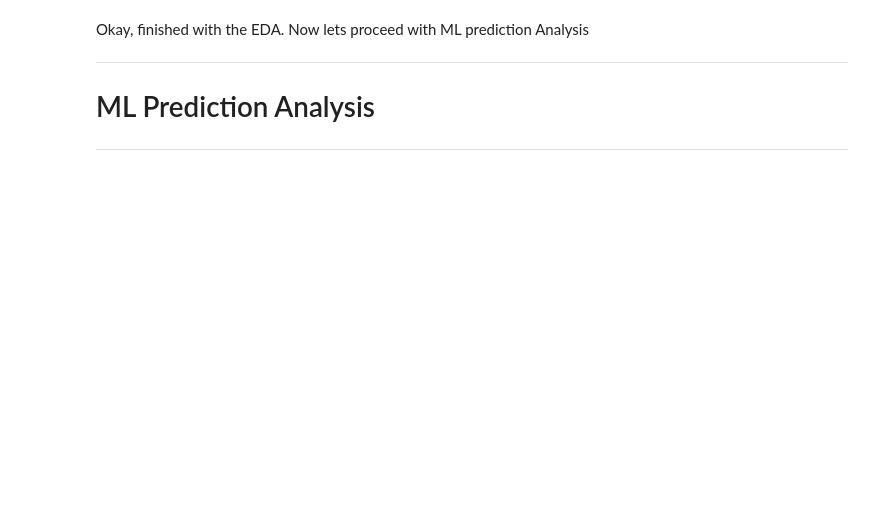
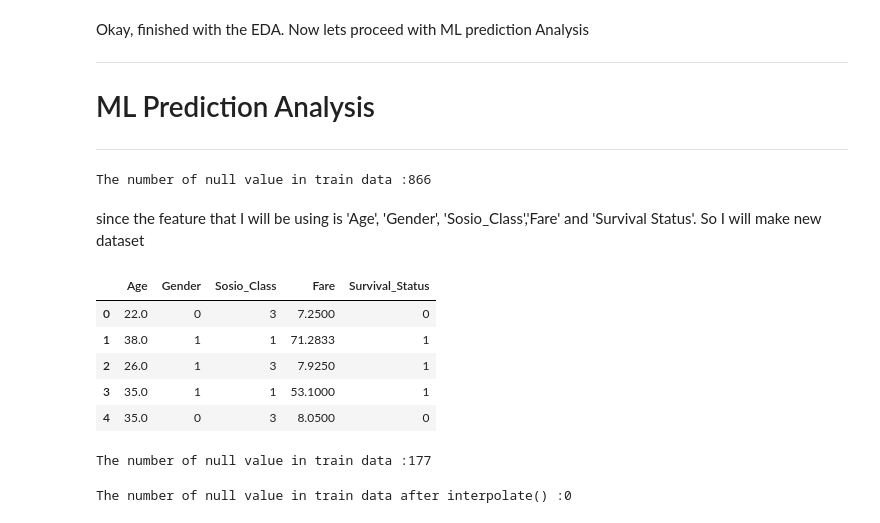
Before and after one commit to AR-Mustakim/replay-ML-basic, a Jupyter notebook: Learn_with_titanic_dataset.ipynb, the cells around one changed output. Cells and saved outputs as stored; diff of their text form; code cells hidden in the pictures; blank space fills up the shorter version.

```diff
--- a/Learn_with_titanic_dataset.ipynb
+++ b/Learn_with_titanic_dataset.ipynb
@@ -227,0 +267,7 @@ Okay, finished with the EDA. Now lets proceed with ML prediction Analysis
+# %%
+# need to do preprocessing again- but first lets check the data demography
+print( f'The number of null value in train data :{ data_train.isnull().sum().sum()}')
+# %% [output]
+The number of null value in train data :866
+# %% [markdown]
+since the feature that I will be using is 'Age', 'Gender', 'Sosio_Class','Fare'  and 'Survival Status'. So I will make new dataset
@@ -227,0 +277,28 @@ Okay, finished with the EDA. Now lets proceed with ML prediction Analysis
+# %%
+train_df = pd.read_csv('dataset/Titanic/selectedTrain.csv')
+# Rename the columsn for better understanding
+train_df.columns =['Age', 'Gender', 'Sosio_Class', 'Fare','Survival_Status']
+
+# Mapping the Gender columns for processing
+train_df['Gender'] = train_df['Gender'].map({'male':0, 'female':1})
+
+#lets see them!
+train_df.head()
+# %% [output]
+|  | Age | Gender | Sosio_Class | Fare | Survival_Status |
+| 0 | 22.0 | 0 | 3 | 7.2500 | 0 |
+| 1 | 38.0 | 1 | 1 | 71.2833 | 1 |
+| 2 | 26.0 | 1 | 3 | 7.9250 | 1 |
+| 3 | 35.0 | 1 | 1 | 53.1000 | 1 |
+| 4 | 35.0 | 0 | 3 | 8.0500 | 0 |
+# %%
+#lets check for any null value
+print( f'The number of null value in train data :{ train_df.isnull().sum().sum()}')
+# %% [output]
+The number of null value in train data :177
+# %%
+# use iterlopate() for handling the null value
+train_df = train_df.interpolate(method='linear', limit_direction='forward' )
+print( f'The number of null value in train data after interpolate() :{ train_df.isnull().sum().sum()}')
+# %% [output]
+The number of null value in train data after interpolate() :0
```
Also changed, not shown: parts of 28 cells of this notebook, 1 other file.
